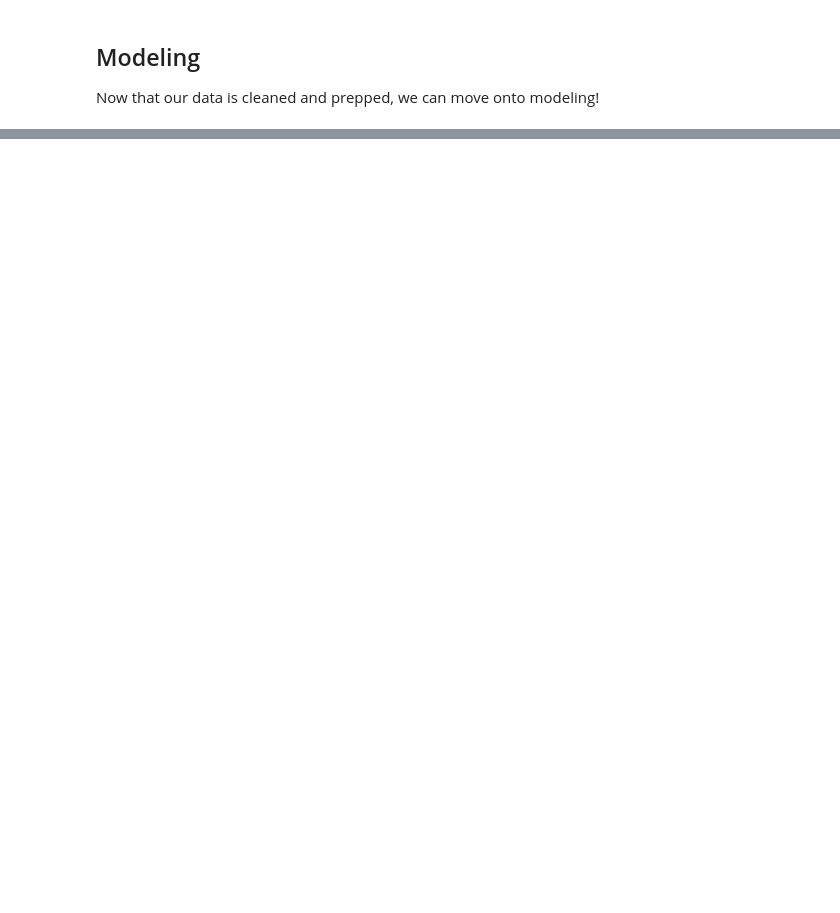
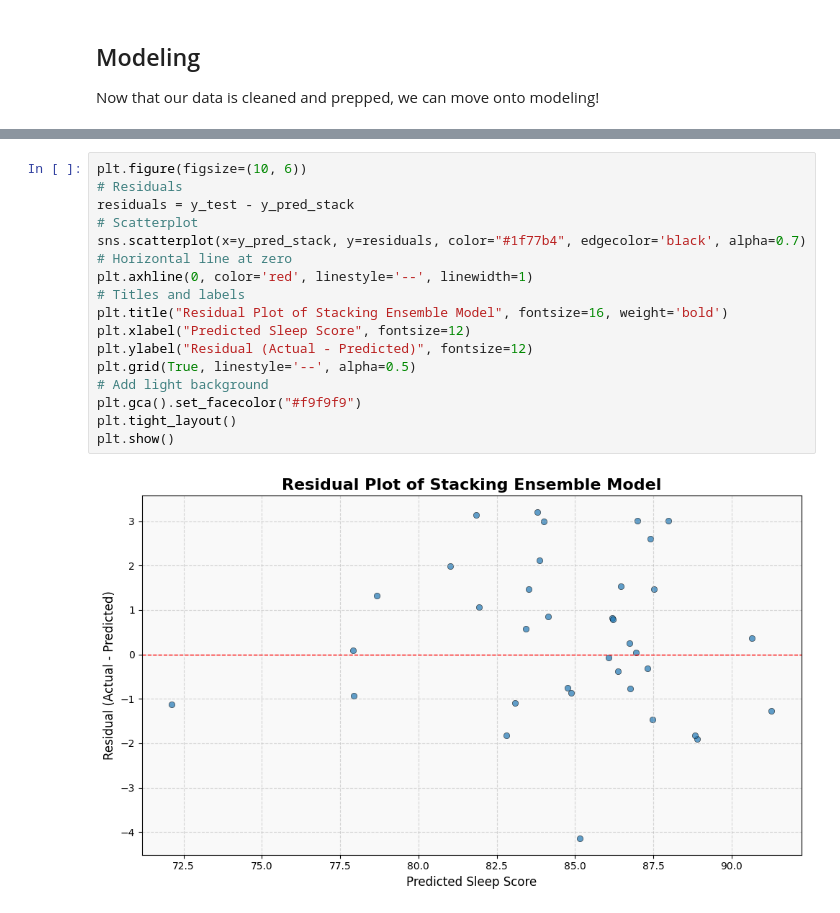
Before and after one commit to bellamccarty/GSB-545, a Jupyter notebook: Lab01/Lab01.ipynb, the cells around one changed output, grey strips where cells are left out. Cells and saved outputs as stored; diff of their text form; blank space fills up the shorter version.

```diff
--- a/Lab01/Lab01.ipynb
+++ b/Lab01/Lab01.ipynb
@@ -217,0 +476,19 @@ Now that our data is cleaned and prepped, we can move onto modeling!
+# %%
+plt.figure(figsize=(10, 6))
+# Residuals
+residuals = y_test - y_pred_stack
+# Scatterplot
+sns.scatterplot(x=y_pred_stack, y=residuals, color="#1f77b4", edgecolor='black', alpha=0.7)
+# Horizontal line at zero
+plt.axhline(0, color='red', linestyle='--', linewidth=1)
+# Titles and labels
+plt.title("Residual Plot of Stacking Ensemble Model", fontsize=16, weight='bold')
+plt.xlabel("Predicted Sleep Score", fontsize=12)
+plt.ylabel("Residual (Actual - Predicted)", fontsize=12)
+plt.grid(True, linestyle='--', alpha=0.5)
+# Add light background
+plt.gca().set_facecolor("#f9f9f9")
+plt.tight_layout()
+plt.show()
+# %% [output]
+[figure, added]
```
Also changed, not shown: parts of 19 cells of this notebook, 3 other files.
